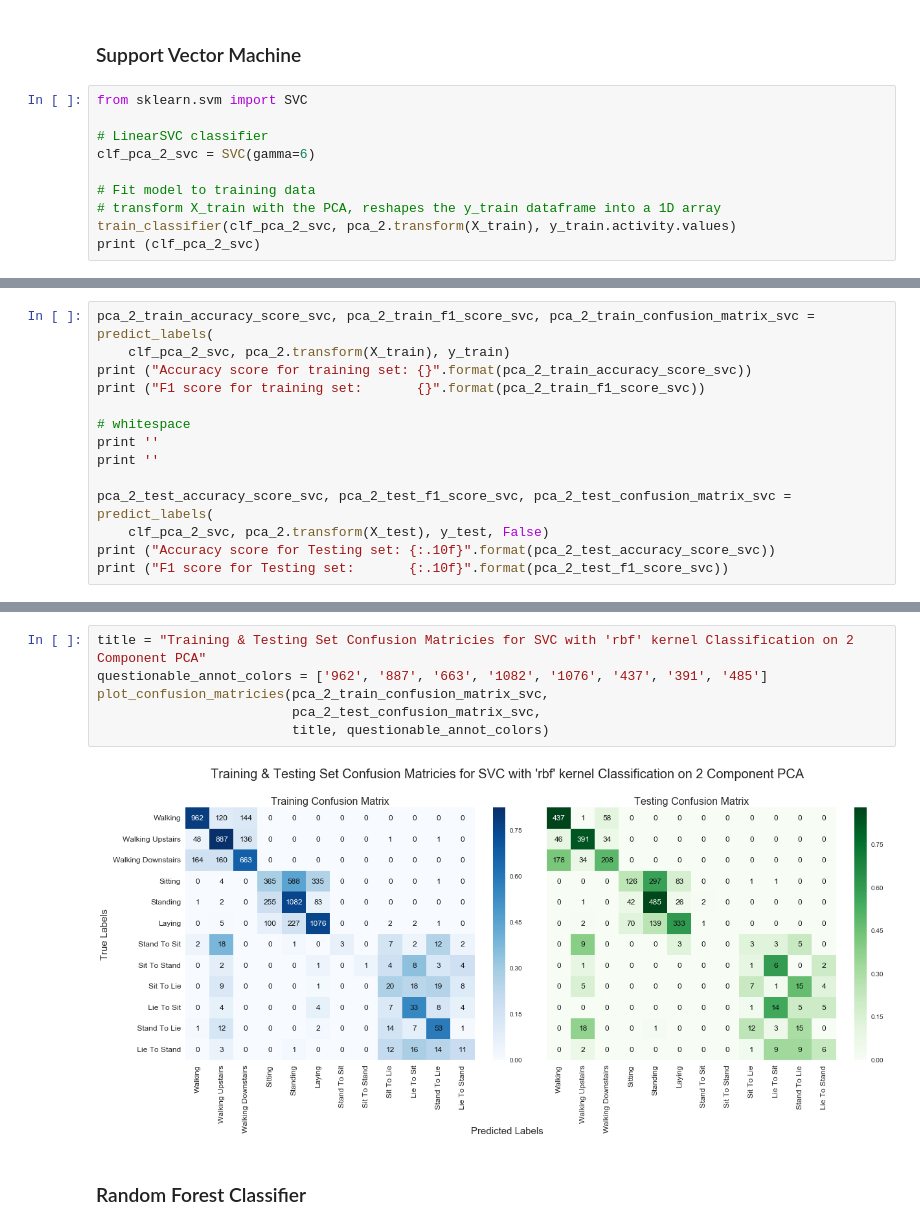
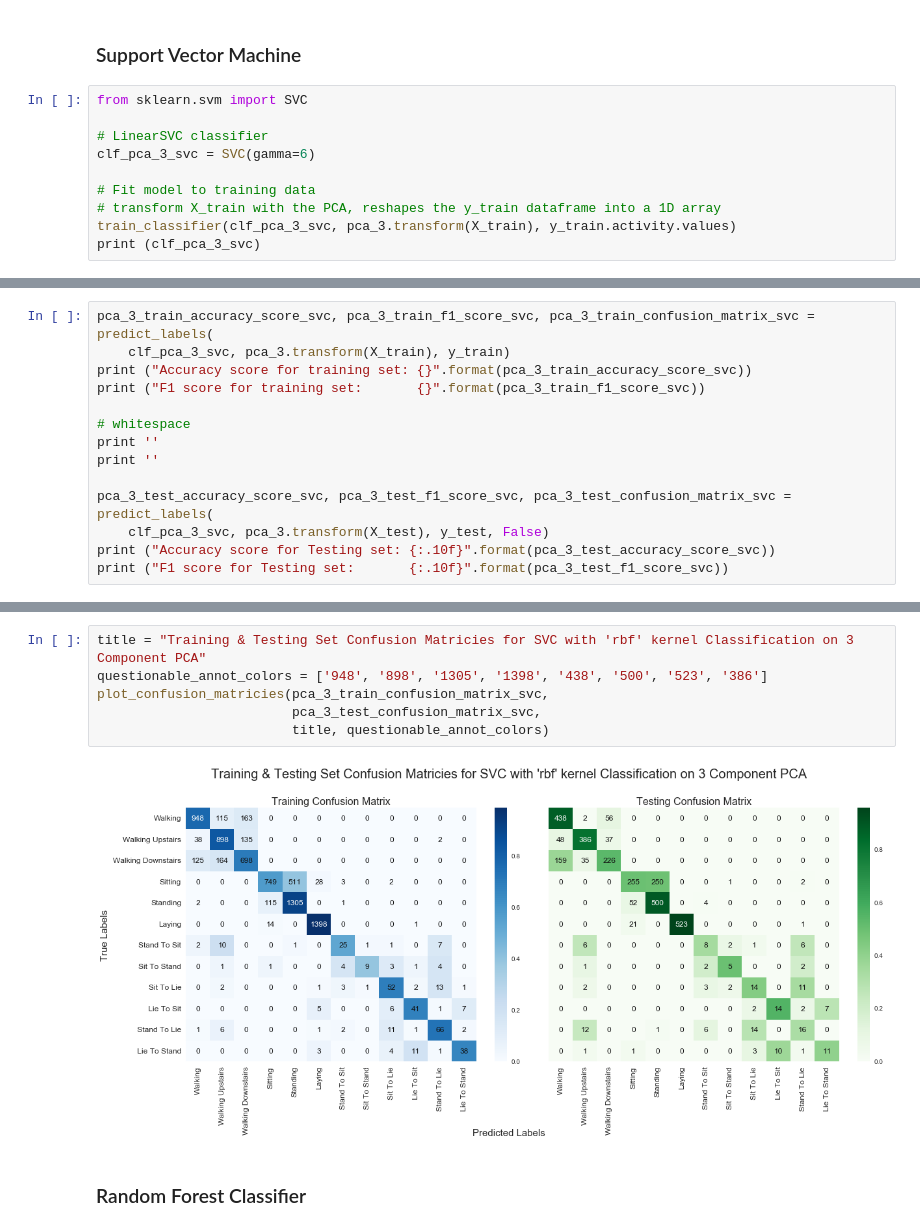
Before and after one commit to todddangerfarr/mlnd-p5-capstone-wearables-activity-tracking, a Jupyter notebook: human-activities-and-postural-transitions.ipynb, the cells around one changed output, grey strips where cells are left out. Cells and saved outputs as stored; diff of their text form.

```diff
--- a/human-activities-and-postural-transitions.ipynb
+++ b/human-activities-and-postural-transitions.ipynb
@@ -600,12 +619,12 @@ plot_confusion_matricies(pca_2_train_confusion_matrix_nb,
 from sklearn.svm import SVC
 
 # LinearSVC classifier
-clf_pca_2_svc = SVC(gamma=6)
+clf_pca_3_svc = SVC(gamma=6)
 
 # Fit model to training data
 # transform X_train with the PCA, reshapes the y_train dataframe into a 1D array
-train_classifier(clf_pca_2_svc, pca_2.transform(X_train), y_train.activity.values)
-print (clf_pca_2_svc)
+train_classifier(clf_pca_3_svc, pca_3.transform(X_train), y_train.activity.values)
+print (clf_pca_3_svc)
 # %% [output]
 Training SVC...
 Done!
@@ -615,19 +634,19 @@ SVC(C=1.0, cache_size=200, class_weight=None, coef0=0.0,
   max_iter=-1, probability=False, random_state=None, shrinking=True,
   tol=0.001, verbose=False)
 # %%
-pca_2_train_accuracy_score_svc, pca_2_train_f1_score_svc, pca_2_train_confusion_matrix_svc = predict_labels(
-    clf_pca_2_svc, pca_2.transform(X_train), y_train)
-print ("Accuracy score for training set: {}".format(pca_2_train_accuracy_score_svc))
-print ("F1 score for training set:       {}".format(pca_2_train_f1_score_svc))
+pca_3_train_accuracy_score_svc, pca_3_train_f1_score_svc, pca_3_train_confusion_matrix_svc = predict_labels(
+    clf_pca_3_svc, pca_3.transform(X_train), y_train)
+print ("Accuracy score for training set: {}".format(pca_3_train_accuracy_score_svc))
+print ("F1 score for training set:       {}".format(pca_3_train_f1_score_svc))
 
 # whitespace
 print ''
 print ''
 
-pca_2_test_accuracy_score_svc, pca_2_test_f1_score_svc, pca_2_test_confusion_matrix_svc = predict_labels(
-    clf_pca_2_svc, pca_2.transform(X_test), y_test, False)
-print ("Accuracy score for Testing set: {:.10f}".format(pca_2_test_accuracy_score_svc))
-print ("F1 score for Testing set:       {:.10f}".format(pca_2_test_f1_score_svc))
+pca_3_test_accuracy_score_svc, pca_3_test_f1_score_svc, pca_3_test_confusion_matrix_svc = predict_labels(
+    clf_pca_3_svc, pca_3.transform(X_test), y_test, False)
+print ("Accuracy score for Testing set: {:.10f}".format(pca_3_test_accuracy_score_svc))
+print ("F1 score for Testing set:       {:.10f}".format(pca_3_test_f1_score_svc))
 # %% [output]
 Predicting labels for Training Set using SVC...
 Done!
@@ -644,11 +663,11 @@ F1 score for Testing set:       0.6185292447
 # %%
-title = "Training & Testing Set Confusion Matricies for SVC with 'rbf' kernel Classification on 2 Component PCA"
-questionable_annot_colors = ['962', '887', '663', '1082', '1076', '437', '391', '485']
-plot_confusion_matricies(pca_2_train_confusion_matrix_svc,
-                         pca_2_test_confusion_matrix_svc,
+title = "Training & Testing Set Confusion Matricies for SVC with 'rbf' kernel Classification on 3 Component PCA"
+questionable_annot_colors = ['948', '898', '1305', '1398', '438', '500', '523', '386']
+plot_confusion_matricies(pca_3_train_confusion_matrix_svc,
+                         pca_3_test_confusion_matrix_svc,
                          title, questionable_annot_colors)
 # %% [output]
-[figure, old version]
+[figure, new version]
 # %% [markdown]
 ### Random Forest Classifier
 # %%
```
Also changed, not shown: parts of 18 cells of this notebook, 7 other files.
